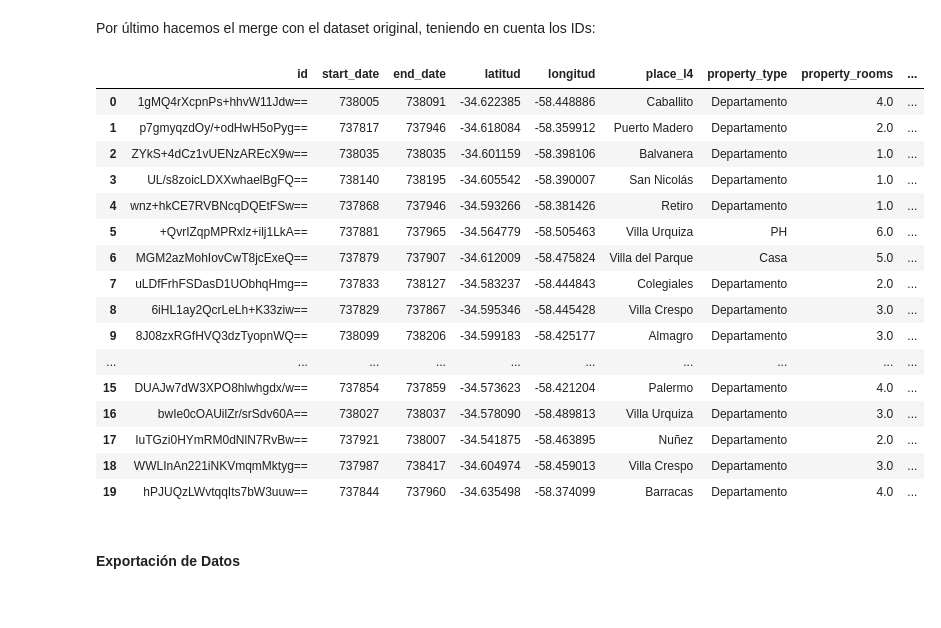
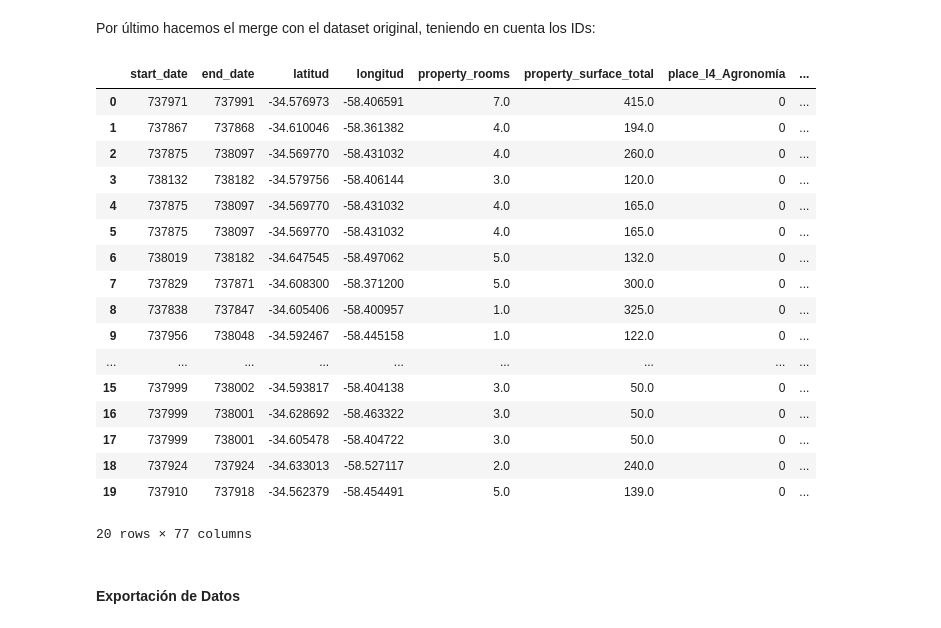
Before and after one commit to valencorrea/7506R-2C2022-GRUPO14-TP2, a Jupyter notebook: 7506R_TP2_GRUPO14_ENTREGA.ipynb, the cells around one changed output. Cells and saved outputs as stored; diff of their text form; code cells hidden in the pictures.

```diff
--- a/7506R_TP2_GRUPO14_ENTREGA.ipynb
+++ b/7506R_TP2_GRUPO14_ENTREGA.ipynb
@@ -322,6 +313,7 @@ df_decrip["property_description"] = df_decrip["property_description"].apply(lamb
 # %% [markdown]
 Eliminemos los espacios múltiples entre palabras:
 # %%
-df_decrip["property_description"] = df_decrip["property_description"].apply(lambda line: re.sub("\s\s+" , " ", line))
+df_descrip["property_description"] = df_descrip["property_description"].apply(lambda line: re.sub("\s\s+" , " ", line))
+df_test_descrip["property_description"] = df_test_descrip["property_description"].apply(lambda line: re.sub("\s\s+" , " ", line))
 # %% [markdown]
 Utilizando el contenido del archivo `stop_words.txt`, eliminemos palabras sin significado del datset y colocamos los cambios en uno nuevo:
@@ -333,7 +323,8 @@ with open(stop_words) as f:
 
 f = lambda x: ' '.join([item for item in x.split() if item not in lines])
 
-df_nostopwords["property_description"] = df_nostopwords["property_description"].apply(f)
+df_descrip["property_description"] = df_descrip["property_description"].apply(f)
+df_test_descrip["property_description"] = df_test_descrip["property_description"].apply(f)
 # %% [markdown]
 Luego de estas transformaciones, veamos cuáles son las palabras más utilizadas:
 # %%
@@ -364,7 +355,8 @@ Para esto, elegimos: `cocina`, `pisos`, `calefaccion`, `expensas`, `lavadero`, `
 aspectos = ['cocina', 'pisos', 'calefaccion', 'expensas', 'lavadero', 'balcon', 'cochera', 'aire']
 # %%
 for word in aspectos:
-    df_nostopwords[word] = df_nostopwords["property_description"].apply(lambda line: format_aspects(line, word))
+    df_descrip[word] = df_descrip["property_description"].apply(lambda line: format_aspects(line, word))
+    df_test_descrip[word] = df_test_descrip["property_description"].apply(lambda line: format_aspects(line, word))
 # %% [markdown]
 Veamos cuáles son las 15 palabras más comunes para cada uno de los aspectos elegidos:
 # %%
@@ -594,8 +586,11 @@ values = [values_cocina, values_pisos, values_calefaccion, values_expensas, valu
 # %% [markdown]
 En primer lugar, creamos un dataset auxiliar que tenga los IDs y las columnas de los aspectos:
 # %%
-aux_df = df_nostopwords.copy()
+aux_df = df_descrip.copy()
+aux_df_test = df_test_descrip.copy()
+
 aux_df.drop('property_description', inplace=True, axis=1)
+aux_df_test.drop('property_description', inplace=True, axis=1)
 # %% [markdown]
 Luego creamos una función a la que -pasándole un dataset, los aspectos y el listado de valores posibles- reemplace el contenido de las columnas por los valores correspondientes.
 # %% [markdown]
@@ -624,27 +620,34 @@ aux_df.head(20)
 # %% [markdown]
 Por último hacemos el merge con el dataset original, teniendo en cuenta los IDs:
 # %%
-df = properati.copy()
+df = df_train_x.copy()
 df = pd.merge(df,aux_df, on="id")
+df.drop("id", inplace=True, axis="columns")
+
+df_test = df_test_x.copy()
+df_test = pd.merge(df_test,aux_df_test, on="id")
+df_test.drop("id", inplace=True, axis="columns")
+
 df.head(20)
 # %% [output]
-|  | id | start_date | end_date | latitud | longitud | place_l4 | property_type | property_rooms | ... |
-| 0 | 1gMQ4rXcpnPs+hhvW11Jdw== | 738005 | 738091 | -34.622385 | -58.448886 | Caballito | Departamento | 4.0 | ... |
-| 1 | p7gmyqzdOy/+odHwH5oPyg== | 737817 | 737946 | -34.618084 | -58.359912 | Puerto Madero | Departamento | 2.0 | ... |
-| 2 | ZYkS+4dCz1vUENzAREcX9w== | 738035 | 738035 | -34.601159 | -58.398106 | Balvanera | Departamento | 1.0 | ... |
-| 3 | UL/s8zoicLDXXwhaelBgFQ== | 738140 | 738195 | -34.605542 | -58.390007 | San Nicolás | Departamento | 1.0 | ... |
-| 4 | wnz+hkCE7RVBNcqDQEtFSw== | 737868 | 737946 | -34.593266 | -58.381426 | Retiro | Departamento | 1.0 | ... |
-| 5 | +QvrIZqpMPRxlz+ilj1LkA== | 737881 | 737965 | -34.564779 | -58.505463 | Villa Urquiza | PH | 6.0 | ... |
-| 6 | MGM2azMohIovCwT8jcExeQ== | 737879 | 737907 | -34.612009 | -58.475824 | Villa del Parque | Casa | 5.0 | ... |
-| 7 | uLDfFrhFSDasD1UObhqHmg== | 737833 | 738127 | -34.583237 | -58.444843 | Colegiales | Departamento | 2.0 | ... |
-| 8 | 6iHL1ay2QcrLeLh+K33ziw== | 737829 | 737867 | -34.595346 | -58.445428 | Villa Crespo | Departamento | 3.0 | ... |
-| 9 | 8J08zxRGfHVQ3dzTyopnWQ== | 738099 | 738206 | -34.599183 | -58.425177 | Almagro | Departamento | 3.0 | ... |
-| ... | ... | ... | ... | ... | ... | ... | ... | ... | ... |
-| 15 | DUAJw7dW3XPO8hlwhgdx/w== | 737854 | 737859 | -34.573623 | -58.421204 | Palermo | Departamento | 4.0 | ... |
-| 16 | bwIe0cOAUilZr/srSdv60A== | 738027 | 738037 | -34.578090 | -58.489813 | Villa Urquiza | Departamento | 3.0 | ... |
-| 17 | IuTGzi0HYmRM0dNlN7RvBw== | 737921 | 738007 | -34.541875 | -58.463895 | Nuñez | Departamento | 2.0 | ... |
-| 18 | WWLInAn221iNKVmqmMktyg== | 737987 | 738417 | -34.604974 | -58.459013 | Villa Crespo | Departamento | 3.0 | ... |
-| 19 | hPJUQzLWvtqqIts7bW3uuw== | 737844 | 737960 | -34.635498 | -58.374099 | Barracas | Departamento | 4.0 | ... |
+|  | start_date | end_date | latitud | longitud | property_rooms | property_surface_total | place_l4_Agronomía | ... |
+| 0 | 737971 | 737991 | -34.576973 | -58.406591 | 7.0 | 415.0 | 0 | ... |
+| 1 | 737867 | 737868 | -34.610046 | -58.361382 | 4.0 | 194.0 | 0 | ... |
+| 2 | 737875 | 738097 | -34.569770 | -58.431032 | 4.0 | 260.0 | 0 | ... |
+| 3 | 738132 | 738182 | -34.579756 | -58.406144 | 3.0 | 120.0 | 0 | ... |
+| 4 | 737875 | 738097 | -34.569770 | -58.431032 | 4.0 | 165.0 | 0 | ... |
+| 5 | 737875 | 738097 | -34.569770 | -58.431032 | 4.0 | 165.0 | 0 | ... |
+| 6 | 738019 | 738182 | -34.647545 | -58.497062 | 5.0 | 132.0 | 0 | ... |
+| 7 | 737829 | 737871 | -34.608300 | -58.371200 | 5.0 | 300.0 | 0 | ... |
+| 8 | 737838 | 737847 | -34.605406 | -58.400957 | 1.0 | 325.0 | 0 | ... |
+| 9 | 737956 | 738048 | -34.592467 | -58.445158 | 1.0 | 122.0 | 0 | ... |
+| ... | ... | ... | ... | ... | ... | ... | ... | ... |
+| 15 | 737999 | 738002 | -34.593817 | -58.404138 | 3.0 | 50.0 | 0 | ... |
+| 16 | 737999 | 738001 | -34.628692 | -58.463322 | 3.0 | 50.0 | 0 | ... |
+| 17 | 737999 | 738001 | -34.605478 | -58.404722 | 3.0 | 50.0 | 0 | ... |
+| 18 | 737924 | 737924 | -34.633013 | -58.527117 | 2.0 | 240.0 | 0 | ... |
+| 19 | 737910 | 737918 | -34.562379 | -58.454491 | 5.0 | 139.0 | 0 | ... |
+20 rows × 77 columns
 # %% [markdown]
 #### Exportación de Datos
 # %% [markdown]
```
Also changed, not shown: parts of 66 cells of this notebook.
